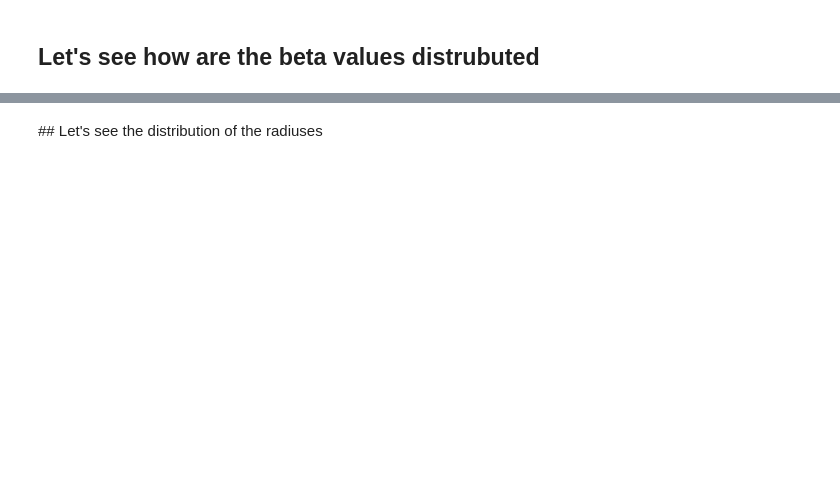
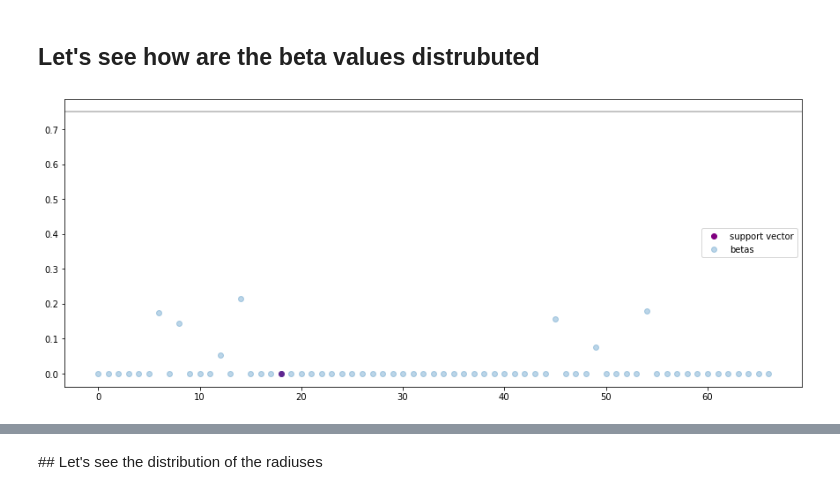
Before and after one commit to MaxFrax/FederatedLearningOutlierDetection, a Jupyter notebook: jupyter/AnalysisClassifier.ipynb, the cells around one changed output, grey strips where cells are left out. Saved outputs shown, nothing was run; the diff lists cells and outputs as text; code cells hidden in the pictures; blank space fills up the shorter version.

```diff
--- a/jupyter/AnalysisClassifier.ipynb
+++ b/jupyter/AnalysisClassifier.ipynb
@@ -52,7 +67,10 @@ print(f'TP: {tp} FP: {fp} FN: {fn} TN: {tn}')
 # %%
 plt.plot(clf.sv_i, clf.betas_[clf.sv_i], 'o', c='purple', label = 'support vector', alpha=1)
 plt.plot(clf.betas_, 'o', alpha=.3, label='betas')
+plt.axhline(clf.c, color='black', alpha=.3)
 plt.legend()
 plt.show()
+# %% [output]
+[figure, added]
 # %%
 print(f'Sum betas {sum(clf.betas_)} Negative betas {len([1 for b in clf.betas_ if b < 0])}')
```
Also changed, not shown: parts of 8 cells of this notebook.
